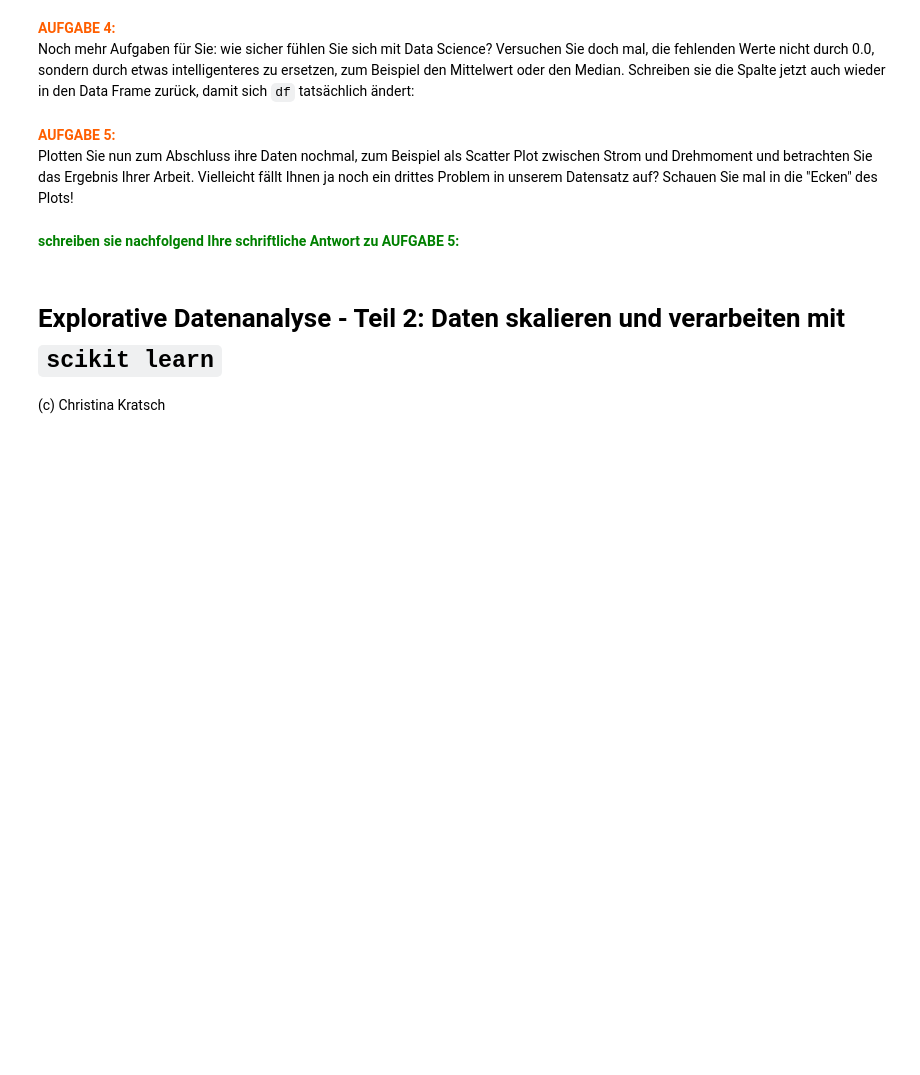
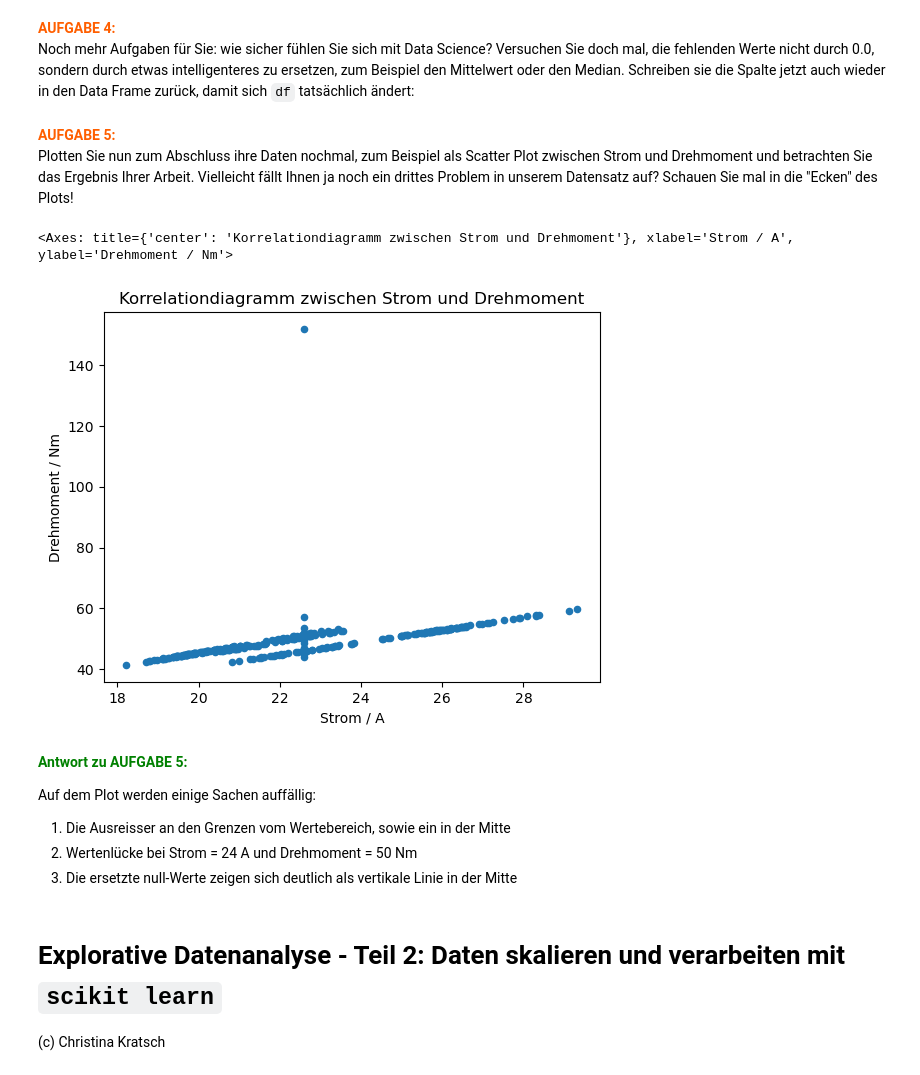
Before and after one commit to Robert35-dll/wikisys_exercise, a Jupyter notebook: 05/Datenqualität.ipynb, the cells around one changed output. Cells and saved outputs as stored; diff of their text form; code cells hidden in the pictures; blank space fills up the shorter version.

````diff
--- a/05/Datenqualität.ipynb
+++ b/05/Datenqualität.ipynb
@@ -36,5 +56,5 @@ Außerdem erkennen wir einen Fehler beim Einlesen der Daten: die meisten Spalten
 
 Also nochmal - lassen Sie uns ```df``` nochmal überschreiben:
 # %%
-df = pd.read_csv("data/machine_data broken.csv", sep=";", decimal=",")
+df = pd.read_csv("data/machine_data_broken.csv", sep=";", decimal=",")
 df.info()
@@ -78,14 +171,28 @@ df
 <span style="color:#FF5F00"><b>AUFGABE 4:</b></span><br>
 Noch mehr Aufgaben für Sie: wie sicher fühlen Sie sich mit Data Science? Versuchen Sie doch mal, die fehlenden Werte nicht durch 0.0, sondern durch etwas intelligenteres zu ersetzen, zum Beispiel den Mittelwert oder den Median. Schreiben sie die Spalte jetzt auch wieder in den Data Frame zurück, damit sich `df` tatsächlich ändert:
 # %%
-# schreiben Sie hier Ihren Code
+# Ersetze die Werte durch einfache Zuweisung
+# Entweder durch den Mittelwert
+df["Strom / A"] = df["Strom / A"].fillna(df["Strom / A"].mean())
+
+# oder durch Median
+# df["Strom / A"] = df["Strom / A"].fillna(df["Strom / A"].median())
 # %% [markdown]
 <span style="color:#FF5F00"><b>AUFGABE 5:</b></span><br>
 Plotten Sie nun zum Abschluss ihre Daten nochmal, zum Beispiel als Scatter Plot zwischen Strom und Drehmoment und betrachten Sie das Ergebnis Ihrer Arbeit. Vielleicht fällt Ihnen ja noch ein drittes Problem in unserem Datensatz auf? Schauen Sie mal in die "Ecken" des Plots!
 # %%
-# schreiben Sie hier Ihren Code
+df.plot(kind="scatter", x="Strom / A", y="Drehmoment / Nm", title="Korrelationdiagramm zwischen Strom und Drehmoment")
+# %% [output]
+<Axes: title={'center': 'Korrelationdiagramm zwischen Strom und Drehmoment'}, xlabel='Strom / A', ylabel='Drehmoment / Nm'>
+[figure, added]
 # %% [markdown]
-<span style="color:green"><b>schreiben sie nachfolgend Ihre schriftliche Antwort zu AUFGABE 5:</b></span><br>
+<span style="color:green"><b>Antwort zu AUFGABE 5:</b></span><br>
+
+Auf dem Plot werden einige Sachen auffällig:
+
+1. Die Ausreisser an den Grenzen vom Wertebereich, sowie ein in der Mitte
+2. Wertenlücke bei Strom = 24 A und Drehmoment = 50 Nm
+3. Die ersetzte null-Werte zeigen sich deutlich als vertikale Linie in der Mitte
 # %% [markdown]
 # Explorative Datenanalyse - Teil 2: Daten skalieren und verarbeiten mit `scikit learn`
 (c) Christina Kratsch
````
Also changed, not shown: parts of 10 cells of this notebook.
